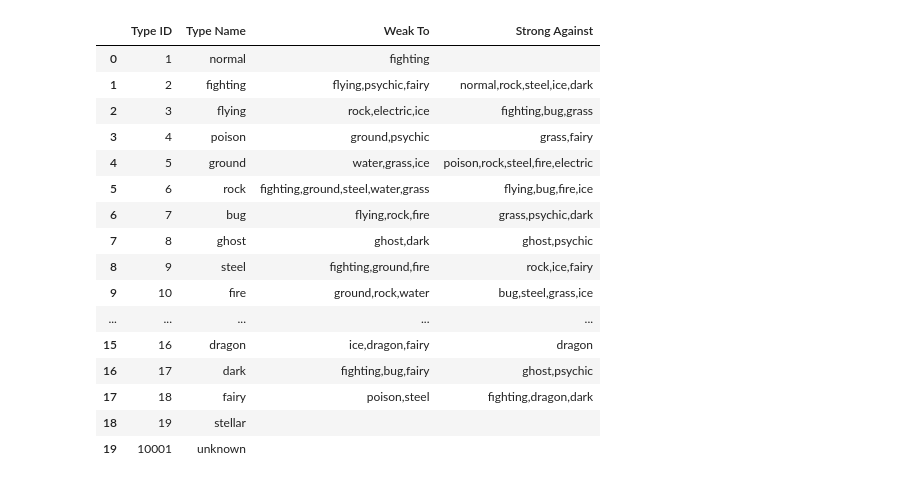
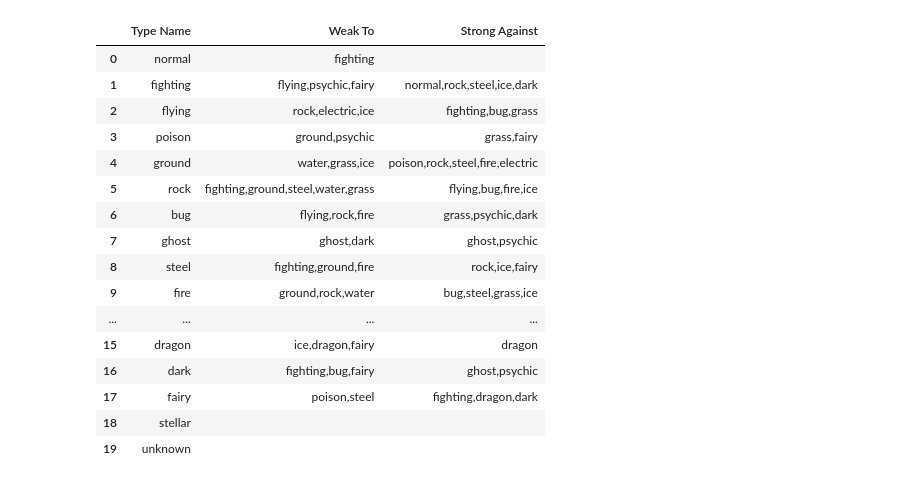
Before and after one commit to RamirezMaribel/Project_3_Group_1, a Jupyter notebook: maribel/test.ipynb, the cells around one changed output. Drawn from its saved outputs; the diff is of its cells as text; code cells hidden in the pictures.

```diff
--- a/maribel/test.ipynb
+++ b/maribel/test.ipynb
@@ -130,30 +130,29 @@ strong_against
  '']
 # %%
 #creating types dataframe
-types_df=pd.DataFrame({'Type ID': type_id,
-                      "Type Name": type_name,
+types_df=pd.DataFrame({"Type Name": type_name,
                       "Weak To": weak_to,
                       "Strong Against": strong_against})
 
 types_df
 # %% [output]
-|  | Type ID | Type Name | Weak To | Strong Against |
-| 0 | 1 | normal | fighting |  |
-| 1 | 2 | fighting | flying,psychic,fairy | normal,rock,steel,ice,dark |
-| 2 | 3 | flying | rock,electric,ice | fighting,bug,grass |
-| 3 | 4 | poison | ground,psychic | grass,fairy |
-| 4 | 5 | ground | water,grass,ice | poison,rock,steel,fire,electric |
-| 5 | 6 | rock | fighting,ground,steel,water,grass | flying,bug,fire,ice |
-| 6 | 7 | bug | flying,rock,fire | grass,psychic,dark |
-| 7 | 8 | ghost | ghost,dark | ghost,psychic |
-| 8 | 9 | steel | fighting,ground,fire | rock,ice,fairy |
-| 9 | 10 | fire | ground,rock,water | bug,steel,grass,ice |
-| ... | ... | ... | ... | ... |
-| 15 | 16 | dragon | ice,dragon,fairy | dragon |
-| 16 | 17 | dark | fighting,bug,fairy | ghost,psychic |
-| 17 | 18 | fairy | poison,steel | fighting,dragon,dark |
-| 18 | 19 | stellar |  |  |
-| 19 | 10001 | unknown |  |  |
+|  | Type Name | Weak To | Strong Against |
+| 0 | normal | fighting |  |
+| 1 | fighting | flying,psychic,fairy | normal,rock,steel,ice,dark |
+| 2 | flying | rock,electric,ice | fighting,bug,grass |
+| 3 | poison | ground,psychic | grass,fairy |
+| 4 | ground | water,grass,ice | poison,rock,steel,fire,electric |
+| 5 | rock | fighting,ground,steel,water,grass | flying,bug,fire,ice |
+| 6 | bug | flying,rock,fire | grass,psychic,dark |
+| 7 | ghost | ghost,dark | ghost,psychic |
+| 8 | steel | fighting,ground,fire | rock,ice,fairy |
+| 9 | fire | ground,rock,water | bug,steel,grass,ice |
+| ... | ... | ... | ... |
+| 15 | dragon | ice,dragon,fairy | dragon |
+| 16 | dark | fighting,bug,fairy | ghost,psychic |
+| 17 | fairy | poison,steel | fighting,dragon,dark |
+| 18 | stellar |  |  |
+| 19 | unknown |  |  |
 # %%
 #Ability table creation
 
```
Also changed, not shown: parts of 8 cells of this notebook, 3 other files.
